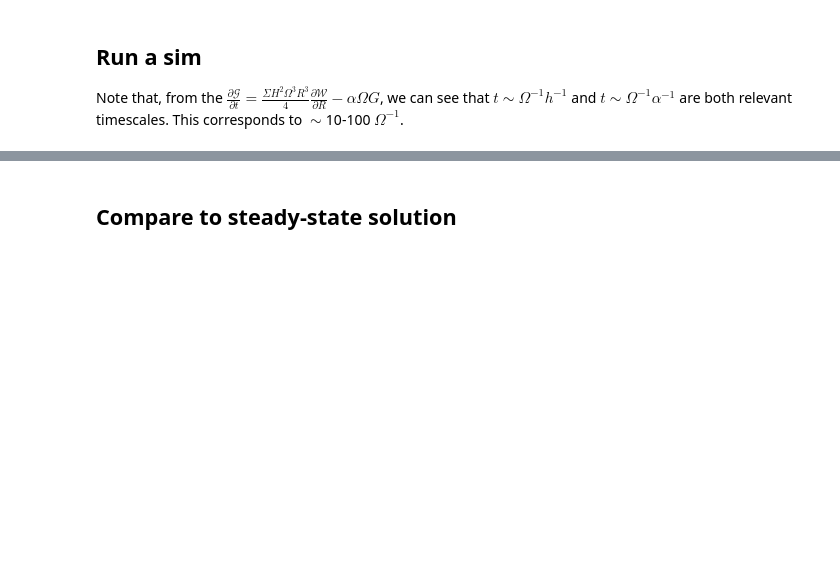
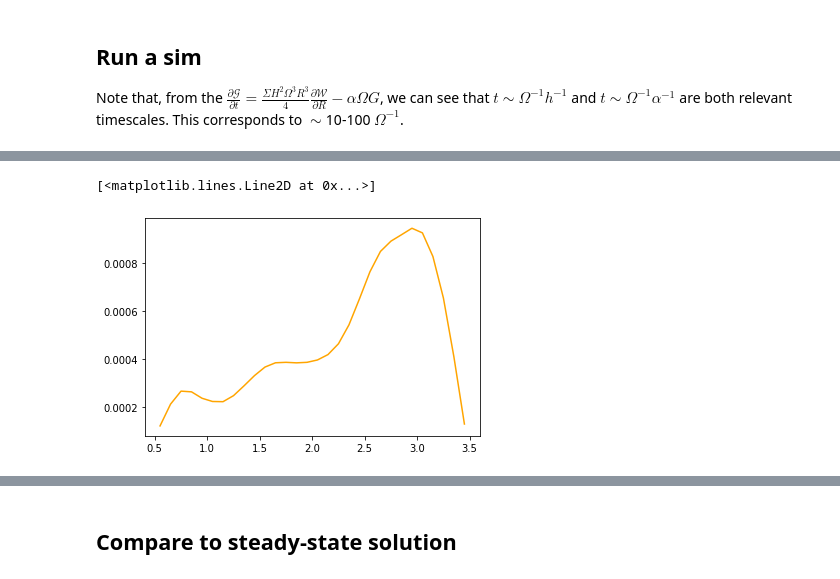
Before and after one commit to Jupiter1994/warped-disks, a Jupyter notebook: reduced-eqs-planets-old-staggering.ipynb, the cells around one changed output, grey strips where cells are left out. Cells and saved outputs as stored; diff of their text form; code cells hidden in the pictures; blank space fills up the shorter version.

```diff
--- a/reduced-eqs-planets-old-staggering.ipynb
+++ b/reduced-eqs-planets-old-staggering.ipynb
@@ -664,3 +715,8 @@ plt.show()
+# %%
+plt.plot(Rs_torque, Gs_final.real, c="orange", label="G(R)")
+# %% [output]
+[<matplotlib.lines.Line2D at 0x...>]
+[figure, added]
 # %%
 # check how much the disk has flattened (ratio should be ~1e-2)
 Wdiff_ratio = (max(Ws_final) - min(Ws_final)) / (Ws_init[-1] - Ws_init[0])
```
Also changed, not shown: parts of 15 cells of this notebook, 2 other files.
